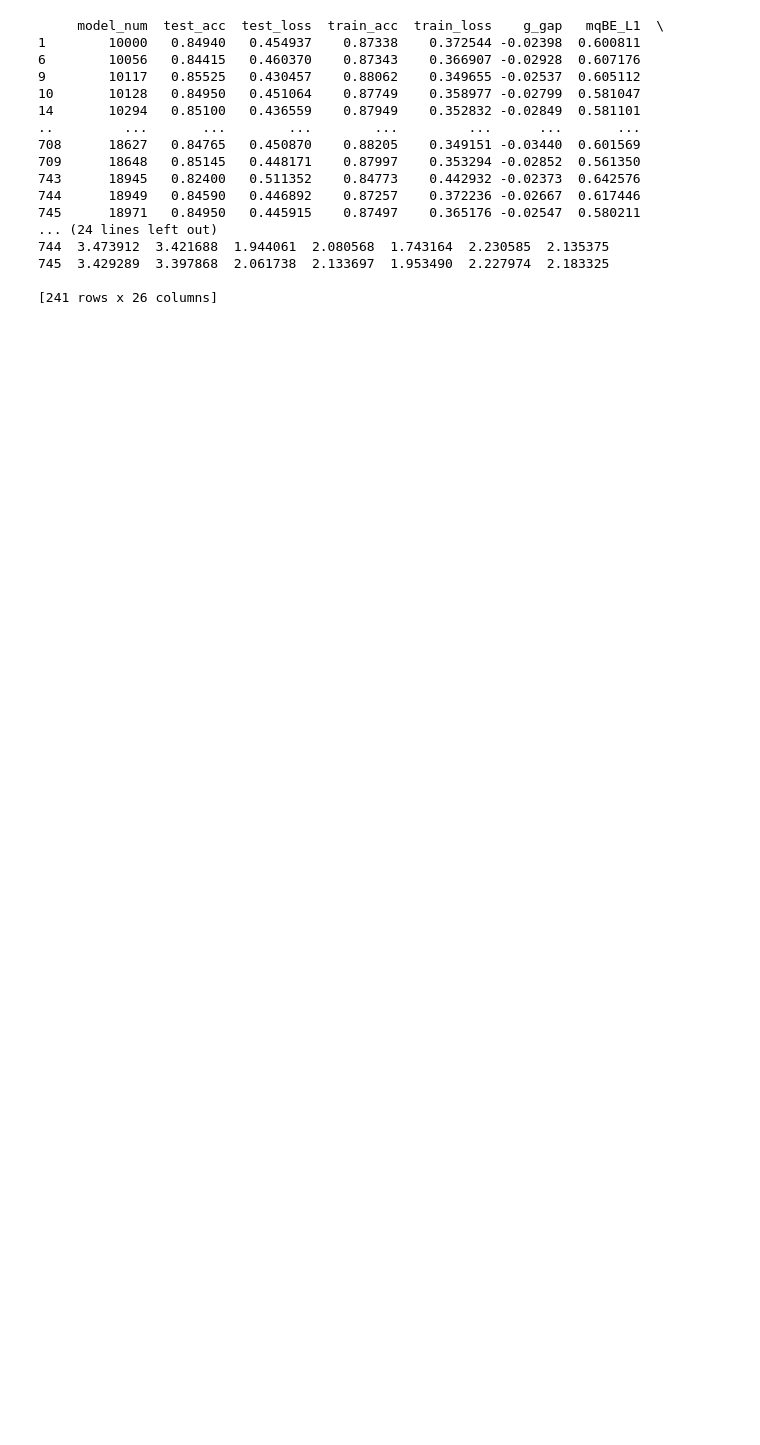
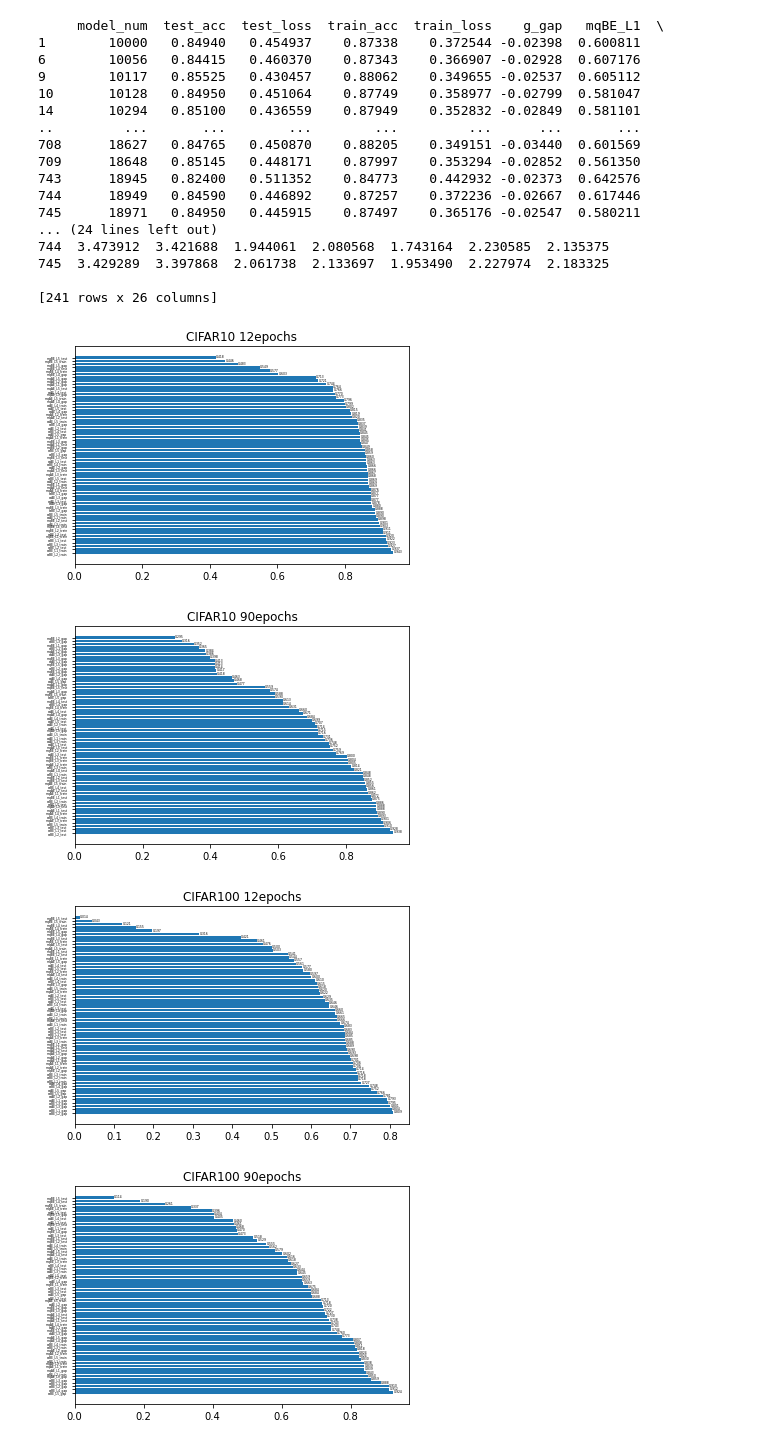
Before and after one commit to KhalilJDamouni/NAS-Metrics, a Jupyter notebook: NATS-Bench1/source/plot.ipynb, the cells around one changed output. Cells and saved outputs as stored; diff of their text form; code cells hidden in the pictures; blank space fills up the shorter version.

```diff
--- a/NATS-Bench1/source/plot.ipynb
+++ b/NATS-Bench1/source/plot.ipynb
@@ -179,3 +152,75 @@ print(df)
 745  3.429289  3.397868  2.061738  2.133697  1.953490  2.227974  2.183325
 
 [241 rows x 26 columns]
+# %%
+# Plotting all files into bar graphs.
+# Should have 6 bar graphs total.
+
+import csv
+import pandas as pd
+import numpy as np
+import matplotlib.pyplot as plt
+import matplotlib
+from scipy import stats
+
+
+datasets = ['CIFAR10','CIFAR100','ImageNet16-120']
+epochs = ['12', '90']
+batches = ['a','c','e', 'f'] #Batch f is more than just f, its like 3 sets in one.
+
+cols = ['mqBE_L1', 'mqBE_L2', 'mqBE_L3', 'mqBE_L4', 'mqBE_L5',
+        'mqAE_L1', 'mqAE_L2', 'mqAE_L3', 'mqAE_L4', 'mqAE_L5',
+        'erBE_L1', 'erBE_L2', 'erBE_L3', 'erBE_L4', 'erBE_L5',
+        'erAE_L1', 'erAE_L2', 'erAE_L3', 'erAE_L4', 'erAE_L5']
+
+df = pd.DataFrame()
+
+for d in datasets:
+    for e in epochs:
+        df = pd.DataFrame()
+        for letter in batches:
+            filename = '../../outputs/'+d+'/'+letter+'_22-05-21_e'+e+'_'+d+'.csv'
+            df_partial = pd.read_csv(filename)
+            #df_partial = df_partial[~df_partial.isin([np.nan, np.inf, -np.inf]).any(1)] ##Gets rid of infs, NaNs
+            df = pd.concat([df, df_partial], ignore_index=True)
+
+        test_acc_vec = df['test_acc']
+        train_acc_vec = df['train_acc']
+        gap = train_acc_vec - test_acc_vec
+        results = {}
+        results2 = {}
+
+        for x in cols:
+            col = df[x]
+            vec = col.to_numpy()
+            results[x + "_test"] = abs(stats.pearsonr(vec, test_acc_vec)[0])
+            results[x + "_train"] = abs(stats.pearsonr(vec, train_acc_vec)[0])
+            results[x + "_gap"] = abs(stats.pearsonr(vec, gap)[0])
+
+        sorted_values = sorted(results.values()) # Sort the values
+        sorted_values.reverse()
+        sorted_dict = {}
+
+        for i in sorted_values:
+            for k in results.keys():
+                if results[k] == i:
+                    sorted_dict[k] = abs(results[k])
+                    break
+
+        #matplotlib.rc('font', size=SMALL_SIZE)
+        matplotlib.rc('ytick', labelsize=3)
+        matplotlib.rc('xtick', labelsize=10)
+
+        plt.barh(range(len(sorted_dict)), list(sorted_dict.values()), align='center');
+        plt.yticks(range(len(sorted_dict)), list(sorted_dict.keys()),rotation='horizontal');
+        plt.title(d + ' ' + e + 'epochs');
+
+        for index, value in enumerate(list(sorted_dict.values())):
+            plt.text(value, index, str(value)[0:5], fontsize = 3)
+
+        plt.show()
+# %% [output]
+[figure, added]
+[figure, added]
+[figure, added]
+[figure, added]
```
Also changed, not shown: parts of 14 cells of this notebook, 2 other files.
